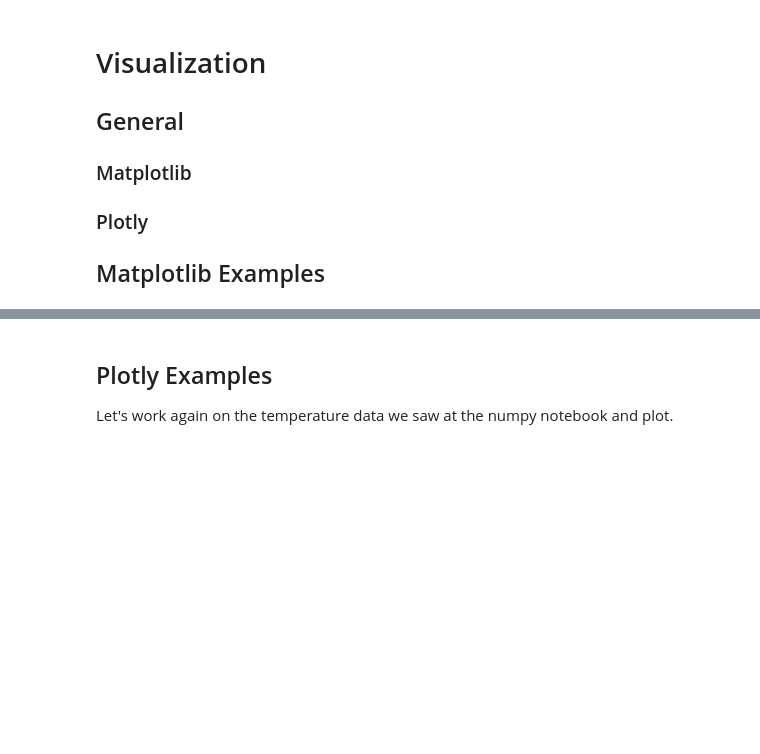
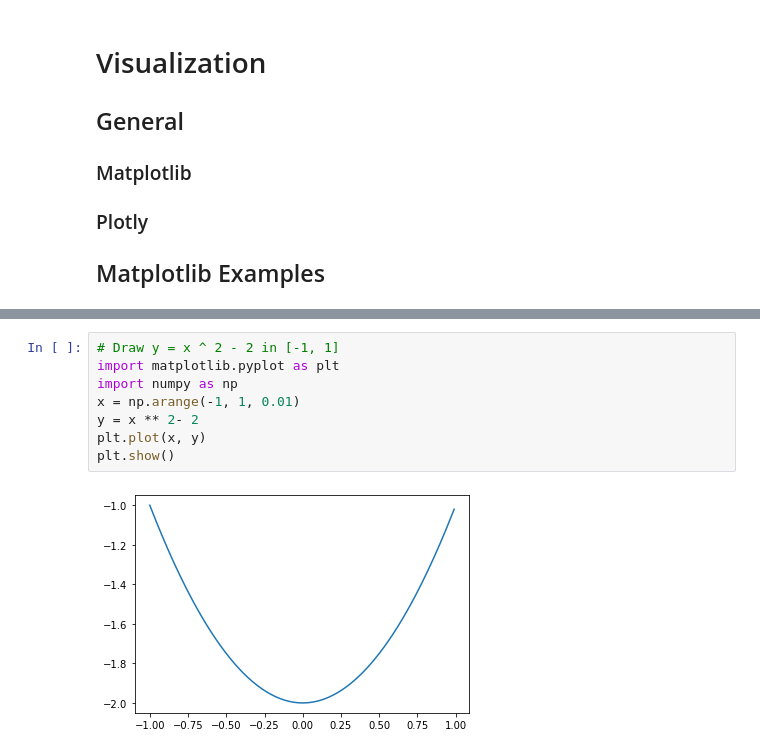
Before and after one commit to tyiannak/python-data-science, a Jupyter notebook: notebooks/visualization.ipynb, the cells around one changed output, grey strips where cells are left out. Drawn from its saved outputs; the diff is of its cells as text; blank space fills up the shorter version.

```diff
--- a/notebooks/visualization.ipynb
+++ b/notebooks/visualization.ipynb
@@ -28,3 +11,10 @@ shape:
-# %% [markdown]
-## Plotly Examples
-Let's work again on the temperature data we saw at the numpy notebook and plot.
+# %%
+# Draw y = x ^ 2 - 2 in [-1, 1]
+import matplotlib.pyplot as plt
+import numpy as np
+x = np.arange(-1, 1, 0.01)
+y = x ** 2- 2
+plt.plot(x, y)
+plt.show()
+# %% [output]
+[figure, added]
```
Also changed, not shown: parts of 10 cells of this notebook.
